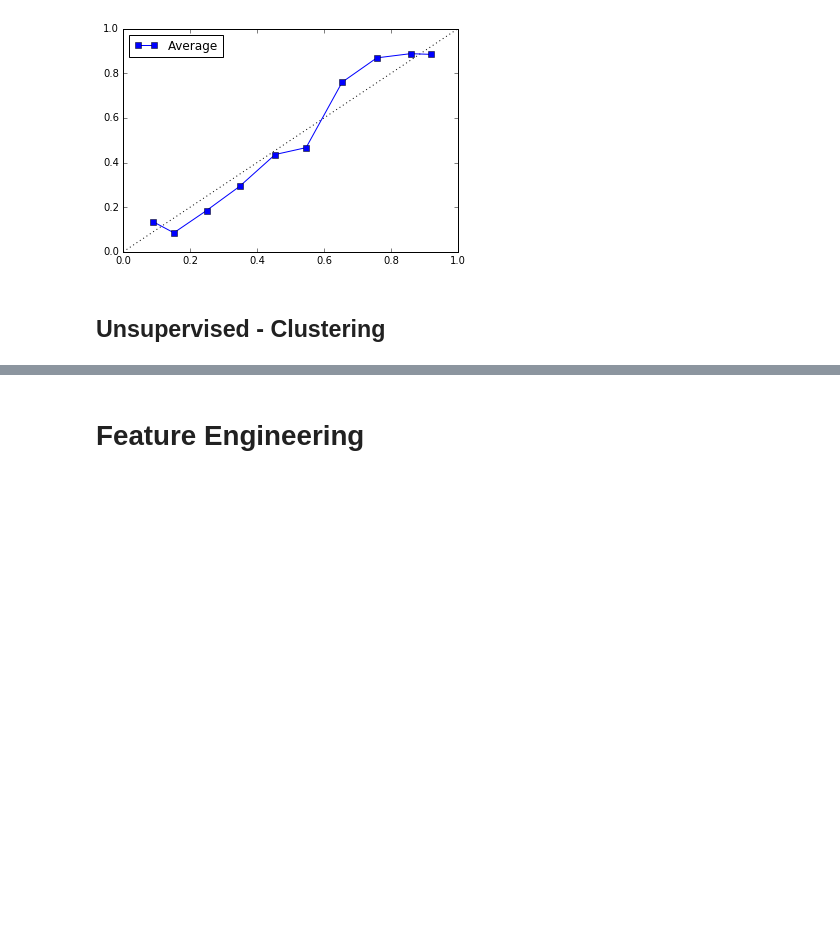
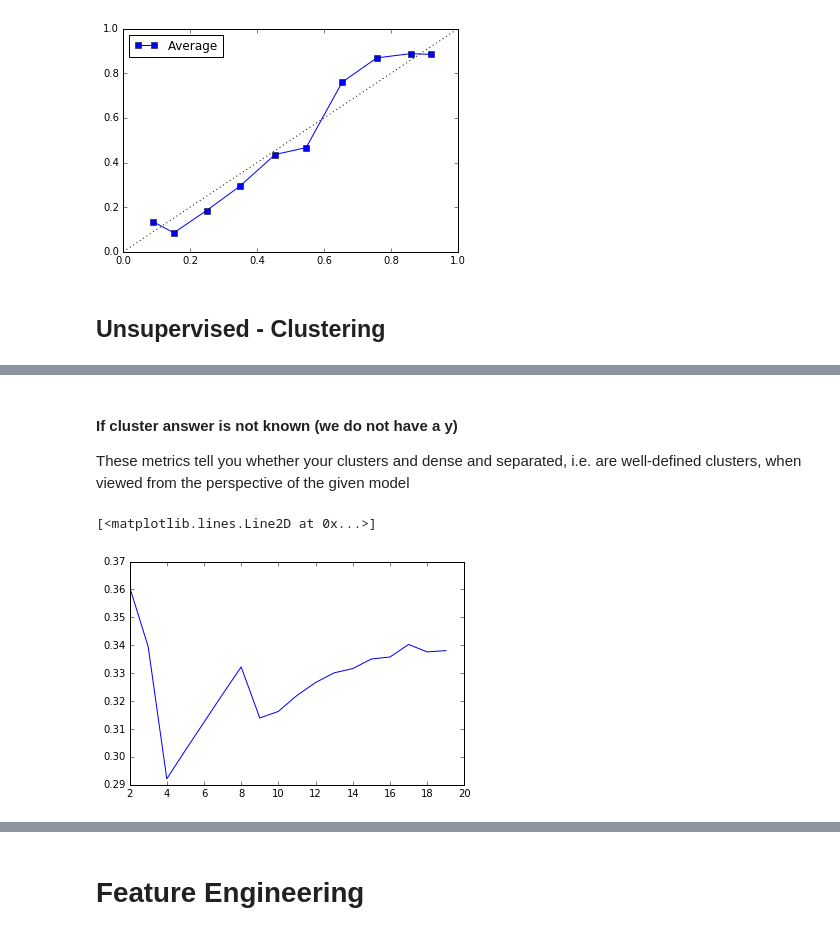
Before and after one commit to dangall/FullDataAnalysisPipeline, a Jupyter notebook: Predictions.ipynb, the cells around one changed output, grey strips where cells are left out. Drawn from its saved outputs; the diff is of its cells as text; code cells hidden in the pictures; blank space fills up the shorter version.

```diff
--- a/Predictions.ipynb
+++ b/Predictions.ipynb
@@ -1075,0 +1183,26 @@ plt.plot(range(2,10), clusterscores)
+# %% [markdown]
+#### If cluster answer is not known (we do not have a y)
+These metrics tell you whether your clusters and dense and separated, i.e. are well-defined clusters, when viewed from the perspective of the given model
+# %%
+def clusteringscore(method, **kwargs):
+    everything = []
+    for ij in range(60):
+        clf = method(**kwargs)
+        X_touse = scaleData(X, X)[0]
+        clf.fit(X_touse)
+        everything.append(metrics.silhouette_score(X_touse, clf.predict(X_touse)))
+    return np.mean(everything), np.std(everything)
+
+def clusteringscoreFitPredict(method, **kwargs):
+    everything = []
+    for ij in range(60):
+        clf = method(**kwargs)
+        X_touse = scaleData(X,X)[0]
+        everything.append(metrics.silhouette_score(X_touse, clf.fit_predict(X_touse)))
+    return np.mean(everything), np.std(everything)
+
+hoho = [clusteringscore(KMeans, n_clusters=kk)[0] for kk in range(2,20)]
+plt.plot(range(2,20), hoho)
+# %% [output]
+[<matplotlib.lines.Line2D at 0x...>]
+[figure, added]
```
Also changed, not shown: parts of 25 cells of this notebook.
